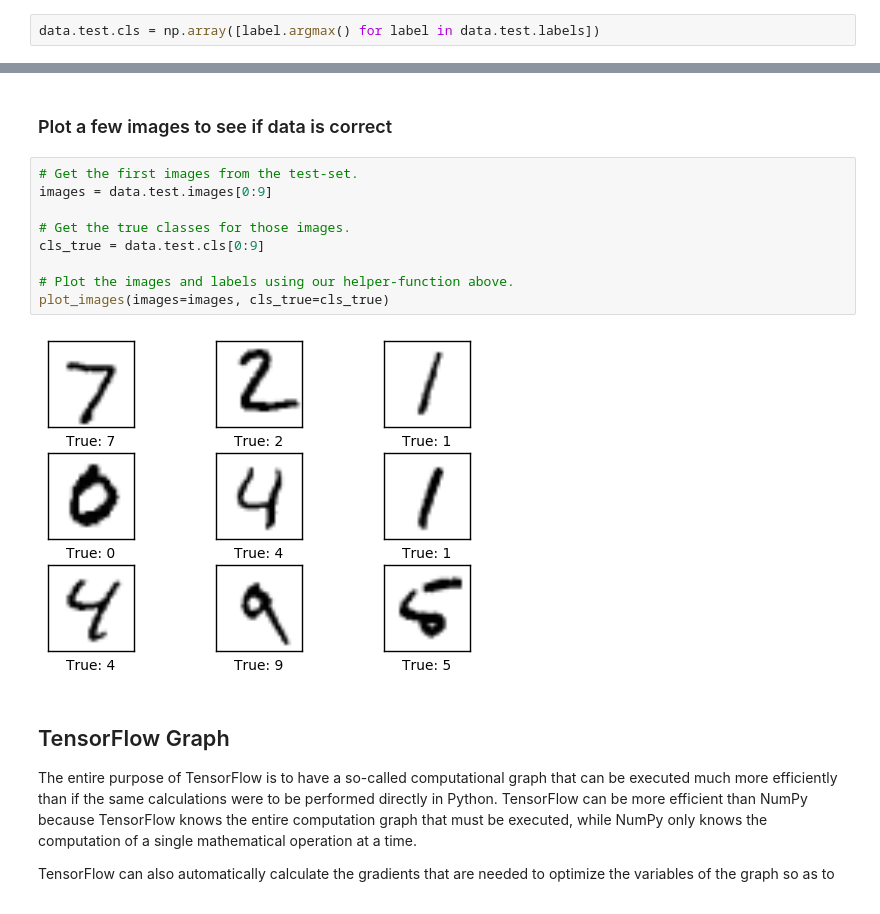
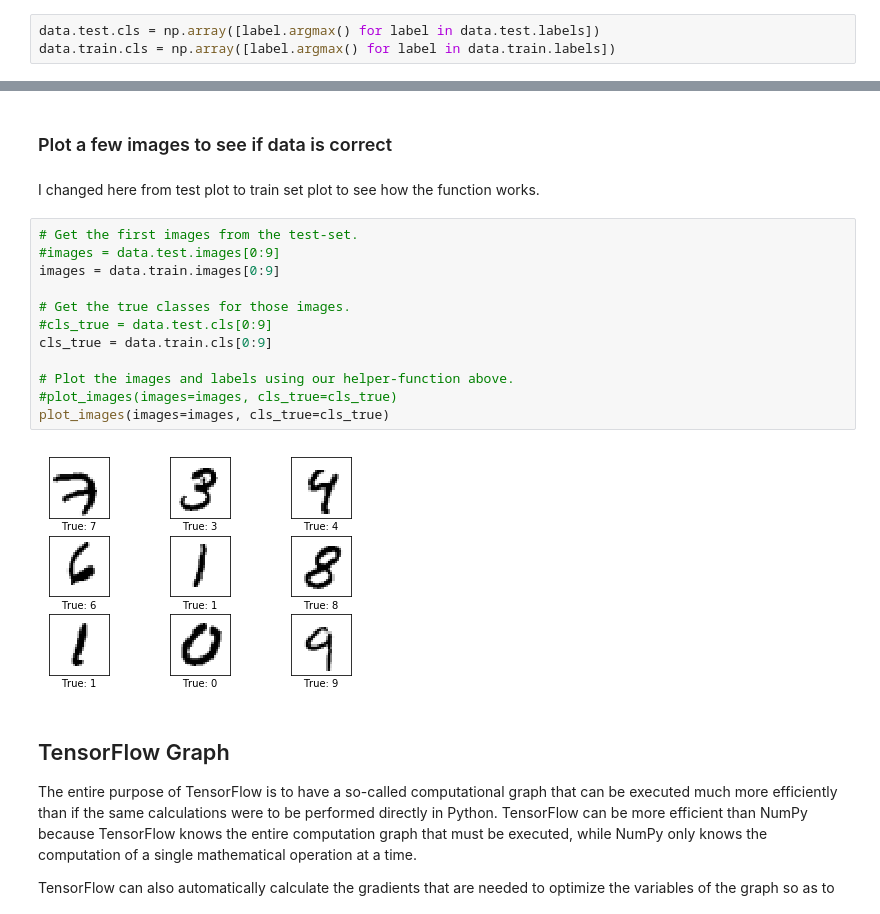
Before and after one commit to KailashDN/Deep_Learning, a Jupyter notebook: NEU/Guowei_Yang_DL/01_Simple_Linear_Model.ipynb, the cells around one changed output, grey strips where cells are left out. Drawn from its saved outputs; the diff is of its cells as text.

```diff
--- a/NEU/Guowei_Yang_DL/01_Simple_Linear_Model.ipynb
+++ b/NEU/Guowei_Yang_DL/01_Simple_Linear_Model.ipynb
@@ -64,6 +70,7 @@ array([[ 0.,  0.,  0.,  0.,  0.,  0.,  0.,  1.,  0.,  0.],
 We also need the classes as single numbers for various comparisons and performance measures, so we convert the One-Hot encoded vectors to a single number by taking the index of the highest element. Note that the word 'class' is a keyword used in Python so we need to use the name 'cls' instead.
 # %%
 data.test.cls = np.array([label.argmax() for label in data.test.labels])
+data.train.cls = np.array([label.argmax() for label in data.train.labels])
 # %% [markdown]
 We can now see the class for the first five images in the test-set. Compare these to the One-Hot encoded vectors above. For example, the class for the first image is 7, which corresponds to a One-Hot encoded vector where all elements are zero except for the element with index 7.
 # %%
@@ -115,17 +122,22 @@ def plot_images(images, cls_true, cls_pred=None):
         ax.set_yticks([])
 # %% [markdown]
 ### Plot a few images to see if data is correct
+# %% [markdown]
+I changed here from test plot to train set plot to see how the function works.
 # %%
 # Get the first images from the test-set.
-images = data.test.images[0:9]
+#images = data.test.images[0:9]
+images = data.train.images[0:9]
 
 # Get the true classes for those images.
-cls_true = data.test.cls[0:9]
+#cls_true = data.test.cls[0:9]
+cls_true = data.train.cls[0:9]
 
 # Plot the images and labels using our helper-function above.
+#plot_images(images=images, cls_true=cls_true)
 plot_images(images=images, cls_true=cls_true)
 # %% [output]
-[figure, old version]
+[figure, new version]
 # %% [markdown]
 ## TensorFlow Graph
 
```
Also changed, not shown: parts of 19 cells of this notebook.
